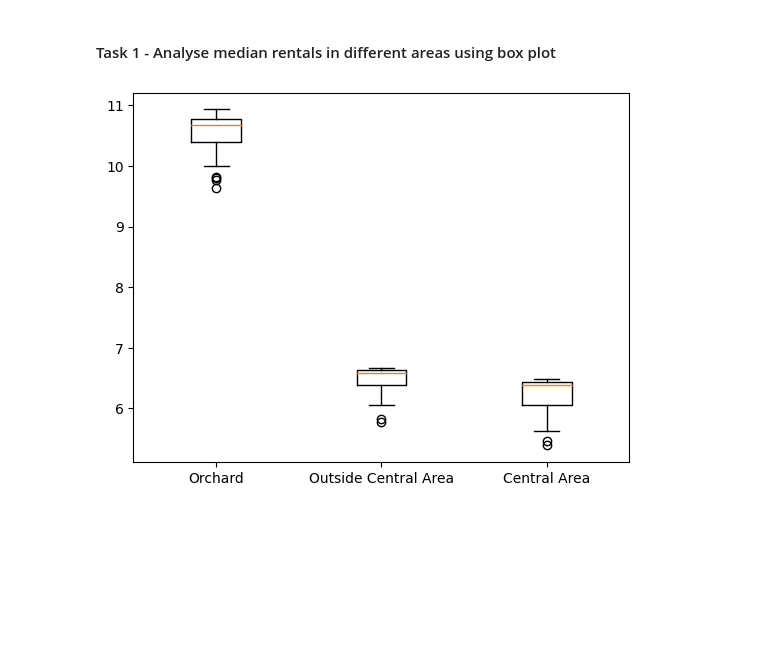
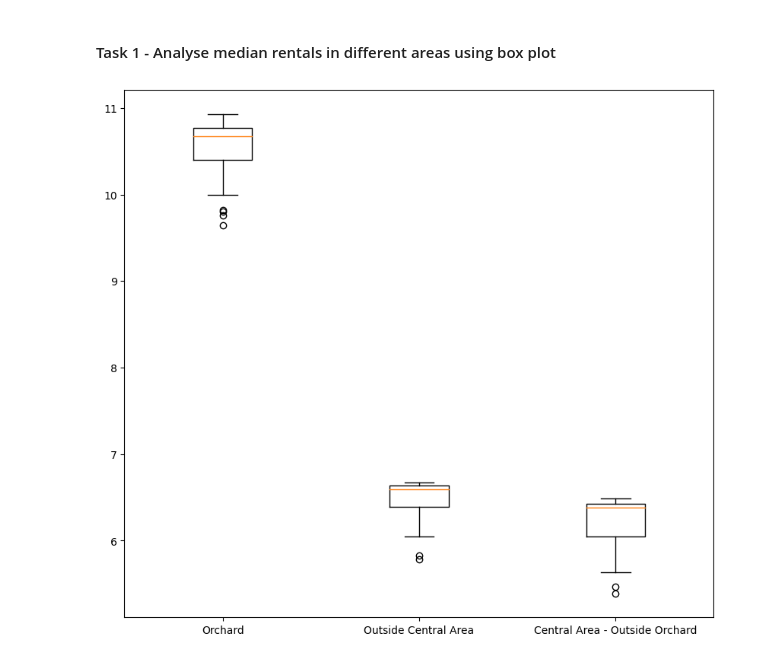
Before and after one commit to iyliahutta/Intro-to-Programming-for-DS, a Jupyter notebook: Lab 3/Lab 3.ipynb, the cells around one changed output. Drawn from its saved outputs; the diff is of its cells as text; code cells hidden in the pictures; blank space fills up the shorter version.

Commit message:
lab 3 - part 9 task 1 get labels from dataset

```diff
--- a/Lab 3/Lab 3.ipynb
+++ b/Lab 3/Lab 3.ipynb
@@ -397,23 +397,30 @@ plt.show()
 # %%
 d = np.loadtxt('/Users/iylia/Library/Mobile Documents/com~apple~CloudDocs/SP/Intro to Programming for DS/Lab 3/Lab3_Datasets/median-rentals-and-vacancy-of-retail-space-by-locality-quarterly.csv',
     skiprows=1,
     delimiter=',',
     dtype=[('quarter', 'U50'),
             ('locality', 'U50'),
             ('ret_med_rent_lease_cm', 'f8'),
             ('ret_med_rent_cont_date', 'f8'),
             ('ret_vacancy_rate', 'f8')])
 
 # reshape numbers data into format for box plot
 data = np.array(d['ret_med_rent_lease_cm']).reshape((21,3))
 
-fig = plt.figure()
+# find unique elements in locality column and get index of elements (index 1 in output of this array function)
+labels = np.unique(d['locality'], return_index=True)[1]
+
+# get original order of labels based on original dataset from unique indices
+label_ori_order = [d['locality'][label] for label in sorted(labels)]
+
+# plot
+fig = plt.figure(figsize=(10,9))
 
 ax = fig.add_subplot(111)
 
 ax.boxplot(data,
-            labels=('Orchard', 'Outside Central Area','Central Area'))
+            labels=label_ori_order)
 
 plt.show()
 # %% [output]
-[figure, old version]
+[figure, new version]
```
